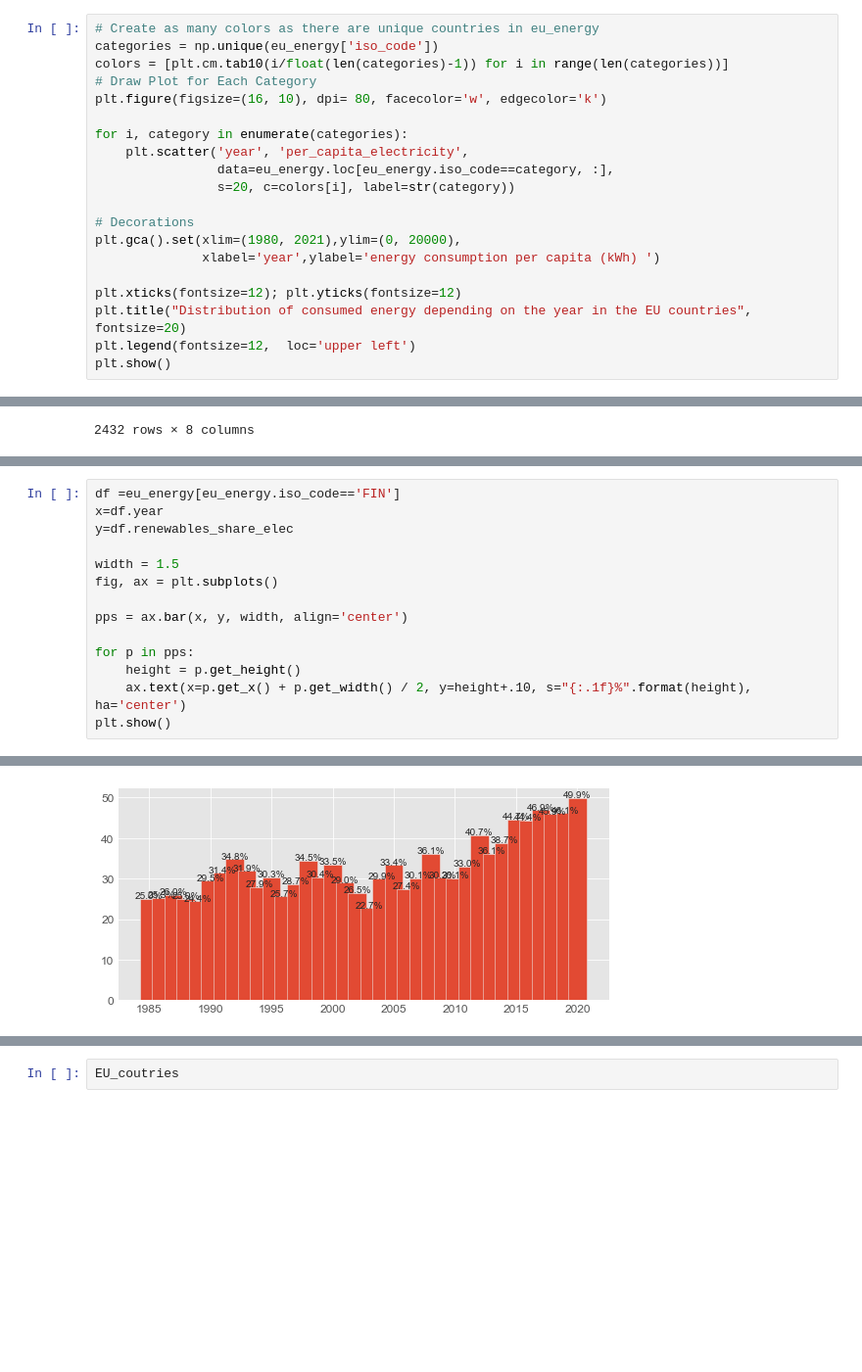
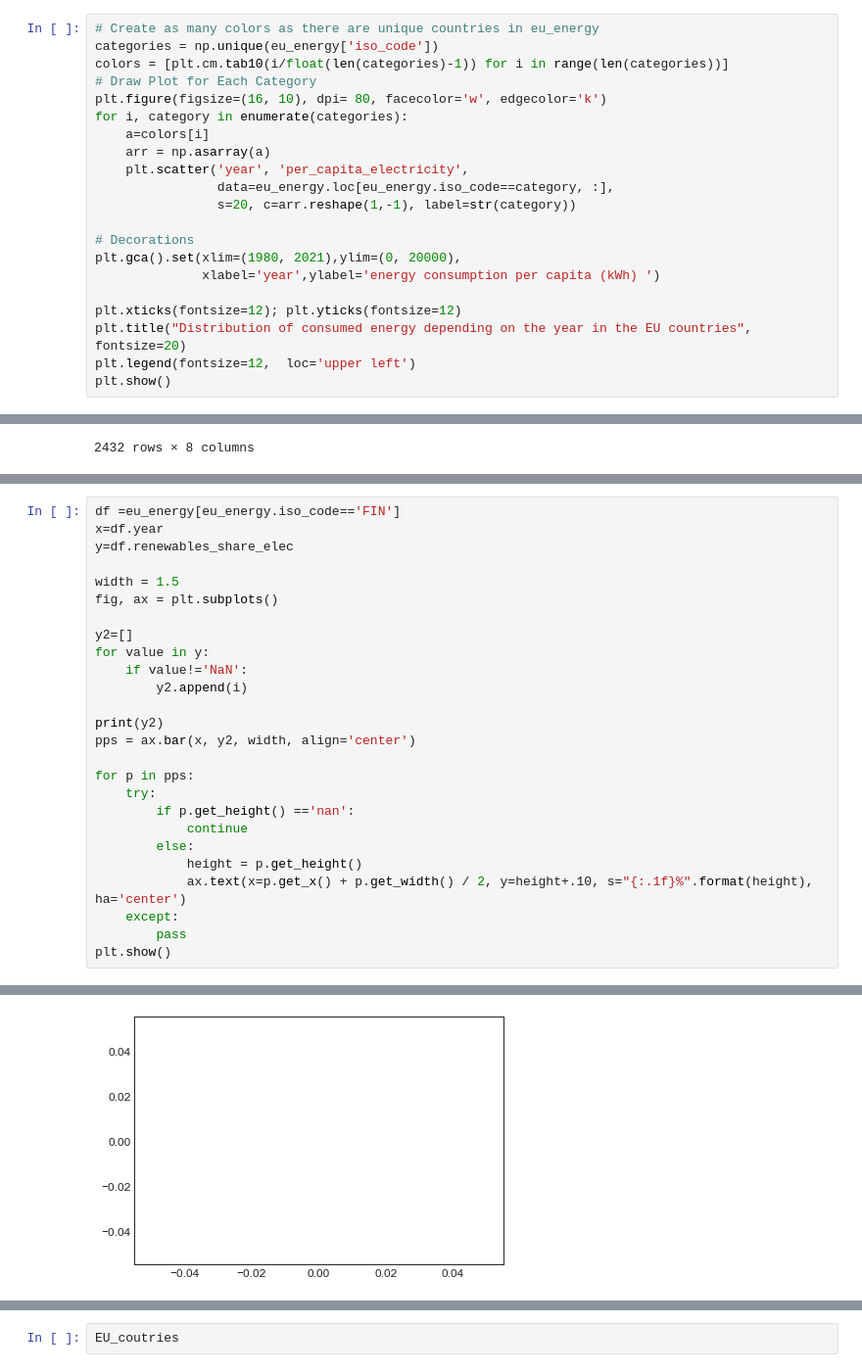
Before and after one commit to TimoKoski/IDS_project, a Jupyter notebook: IDS_group_notebook.ipynb, the cells around one changed output, grey strips where cells are left out. Shown at 98% size. Saved outputs shown, nothing was run; the diff lists cells and outputs as text; blank space fills up the shorter version.

```diff
--- a/IDS_group_notebook.ipynb
+++ b/IDS_group_notebook.ipynb
@@ -362,11 +360,12 @@ categories = np.unique(eu_energy['iso_code'])
 colors = [plt.cm.tab10(i/float(len(categories)-1)) for i in range(len(categories))]
 # Draw Plot for Each Category
 plt.figure(figsize=(16, 10), dpi= 80, facecolor='w', edgecolor='k')
-
 for i, category in enumerate(categories):
+    a=colors[i]
+    arr = np.asarray(a)
     plt.scatter('year', 'per_capita_electricity',
                 data=eu_energy.loc[eu_energy.iso_code==category, :],
-                s=20, c=colors[i], label=str(category))
+                s=20, c=arr.reshape(1,-1), label=str(category))
 
 # Decorations
 plt.gca().set(xlim=(1980, 2021),ylim=(0, 20000),
@@ -515,11 +491,23 @@ y=df.renewables_share_elec
 width = 1.5
 fig, ax = plt.subplots()
 
-pps = ax.bar(x, y, width, align='center')
+y2=[]
+for value in y:
+    if value!='NaN':
+        y2.append(i)
+
+print(y2)
+pps = ax.bar(x, y2, width, align='center')
 
 for p in pps:
-    height = p.get_height()
-    ax.text(x=p.get_x() + p.get_width() / 2, y=height+.10, s="{:.1f}%".format(height), ha='center')
+    try:
+        if p.get_height() =='nan':
+            continue
+        else:
+            height = p.get_height()
+            ax.text(x=p.get_x() + p.get_width() / 2, y=height+.10, s="{:.1f}%".format(height), ha='center')
+    except:
+        pass
 plt.show()
 # %% [output]
 posx and posy should be finite values
@@ -542 +532 @@ posx and posy should be finite values
-[figure, old version]
+[figure, new version]
```
Also changed, not shown: parts of 9 cells of this notebook, 2 other files.
